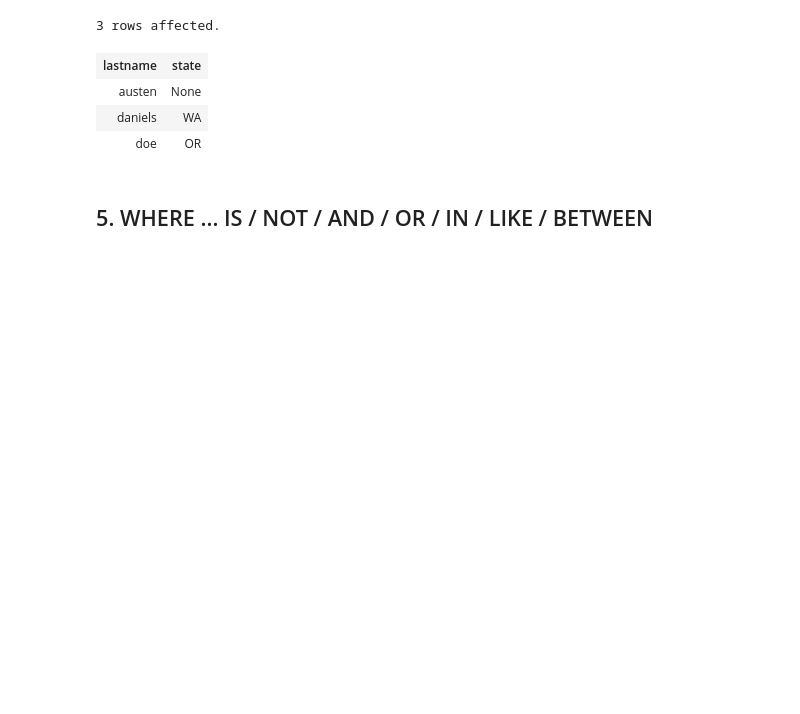
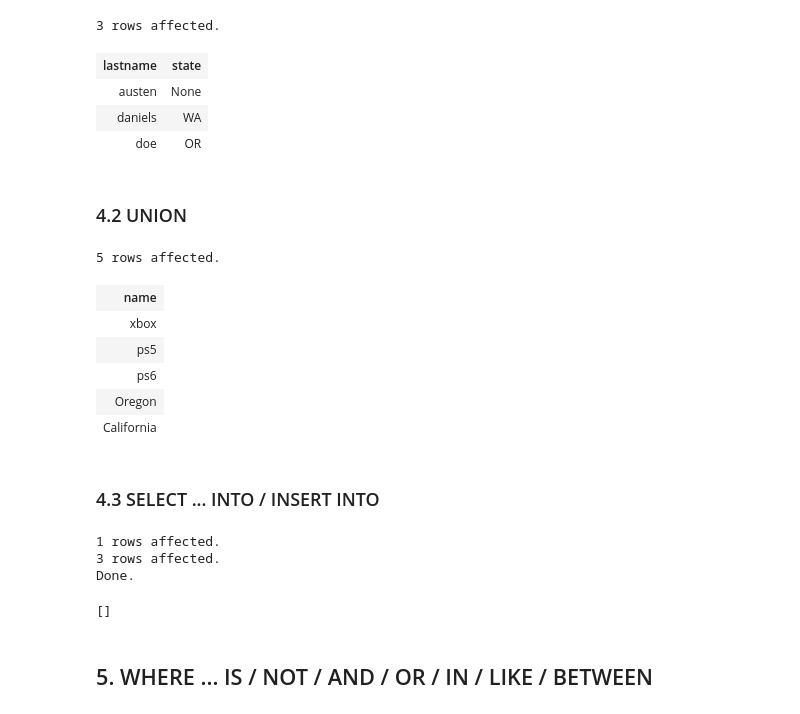
Before and after one commit to ixig/ML_CheatSheets, a Jupyter notebook: ipynb/SQLCheatSheet.ipynb, the cells around one changed output. Drawn from its saved outputs; the diff is of its cells as text; code cells hidden in the pictures; blank space fills up the shorter version.

```diff
--- a/ipynb/SQLCheatSheet.ipynb
+++ b/ipynb/SQLCheatSheet.ipynb
@@ -152,6 +152,38 @@ SELECT DISTINCT lastName, state FROM customers;
 | austen | None |
 | daniels | WA |
 | doe | OR |
+# %% [markdown]
+### 4.2 UNION
+# %%
+%%sql
+SELECT name FROM states
+UNION
+SELECT name FROM products;
+# %% [output]
+5 rows affected.
+| name |
+| xbox |
+| ps5 |
+| ps6 |
+| Oregon |
+| California |
+# %% [markdown]
+### 4.3 SELECT ... INTO / INSERT INTO
+# %%
+%%sql
+SELECT * INTO new_orders
+FROM orders WHERE qty>50;
+
+INSERT INTO new_orders
+SELECT *
+FROM orders WHERE qty<=50;
+
+DROP TABLE new_orders;
+# %% [output]
+1 rows affected.
+3 rows affected.
+Done.
+[]
 # %% [markdown]
 ## 5. WHERE ... IS / NOT / AND / OR / IN / LIKE / BETWEEN
 # %%
```
Also changed, not shown: parts of 11 cells of this notebook, 1 other file.
